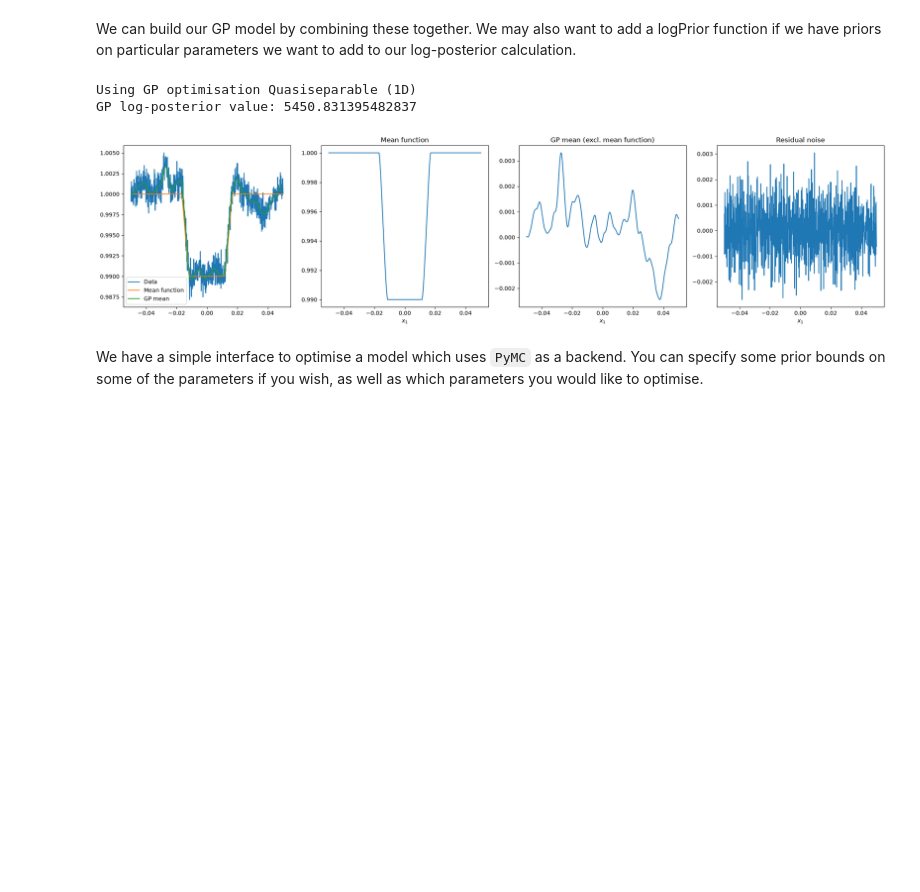
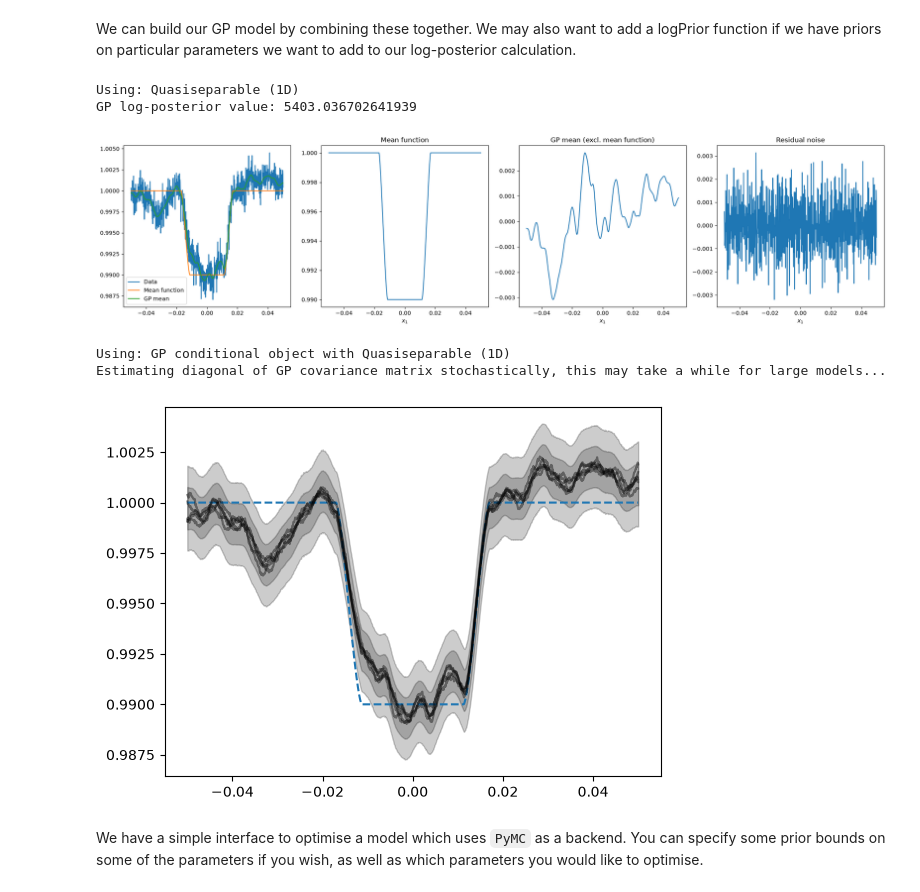
Before and after one commit to markfortune/luas, a Jupyter notebook: docs/source/tutorials/Simple_1D_example.ipynb, the cells around one changed output. Saved outputs shown, nothing was run; the diff lists cells and outputs as text; code cells hidden in the pictures; blank space fills up the shorter version.

```diff
--- a/docs/source/tutorials/Simple_1D_example.ipynb
+++ b/docs/source/tutorials/Simple_1D_example.ipynb
@@ -146,7 +155,7 @@ def build_kf(hp, x_t):
 hp = {
     "log_h":np.log(1e-3),
     "log_l_t":np.log(0.004),
-    "log_sigma":np.log(1e-3),
+    "log_sigma":np.log(1e-3) * np.ones(N_t),
 }
 
 # build the kernel object if you want to visualise it
@@ -193,9 +202,28 @@ gp.plot(p_init, y, sharey = False)
 
 print(f"GP log-posterior value: {gp.logP(p_init, y)}")
 # %% [output]
-Using GP optimisation Quasiseparable (1D)
-GP log-posterior value: 5450.831395482837
+Using: Quasiseparable (1D)
+GP log-posterior value: 5403.036702641939
-[figure, old version]
+[figure, new version]
+# %%
+gp_mean, pred_err, M, gp_cond = gp.predict(p_init, y, params_to_stack=["log_sigma"], return_pred_err=True, samples = 10000)
+
+# plt.plot(x_t, y, '.')
+plt.plot(x_t, M, '--')
+# plt.plot(x_t, gp_mean, linestyle = 'dotted')
+plt.fill_between(x_t, gp_mean - pred_err, gp_mean + pred_err, color = 'k', alpha = 0.2)
+plt.fill_between(x_t, gp_mean - 2*pred_err, gp_mean + 2*pred_err, color = 'k', alpha = 0.2)
+
+p_sample = deepcopy(p_init)
+p_sample["log_sigma"][:] = -10.
+gp_cond_draw = gp_cond.sample(p_sample, samples = 5)
+
+plt.plot(x_t, gp_cond_draw.T, alpha = 0.4, color = 'k')
+plt.show()
+# %% [output]
+Using: GP conditional object with Quasiseparable (1D)
+Estimating diagonal of GP covariance matrix stochastically, this may take a while for large models...
+[figure, added]
 # %% [markdown]
 We have a simple interface to optimise a model which uses ``PyMC`` as a backend. You can specify some prior bounds on some of the parameters if you wish, as well as which parameters you would like to optimise.
 # %%
```
Also changed, not shown: parts of 2 cells of this notebook, 59 other files.
